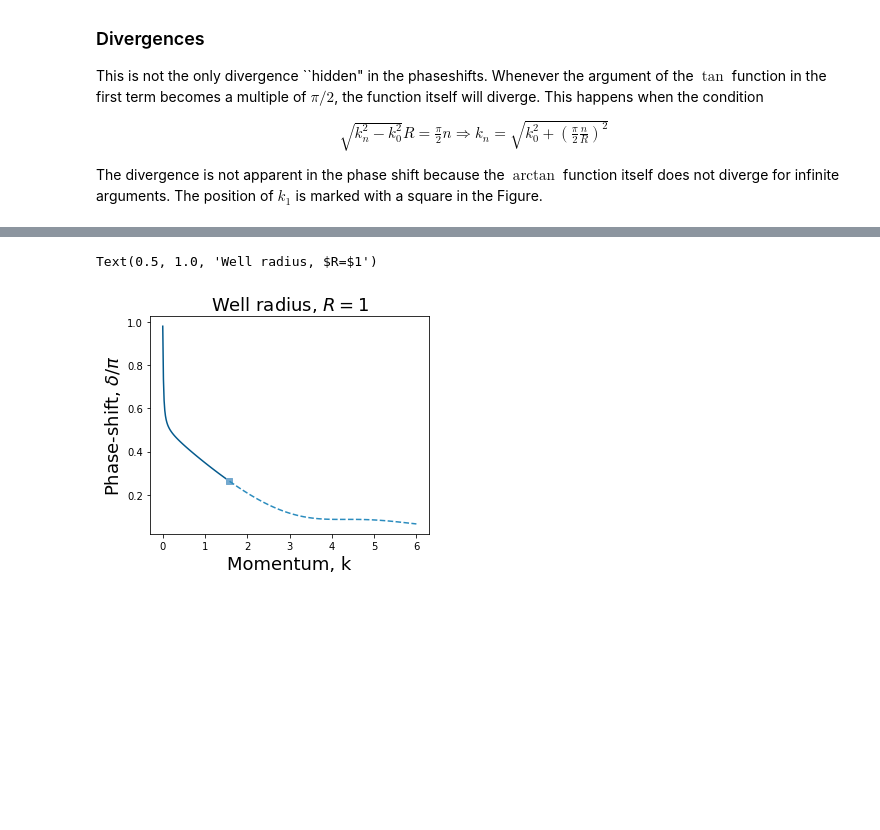
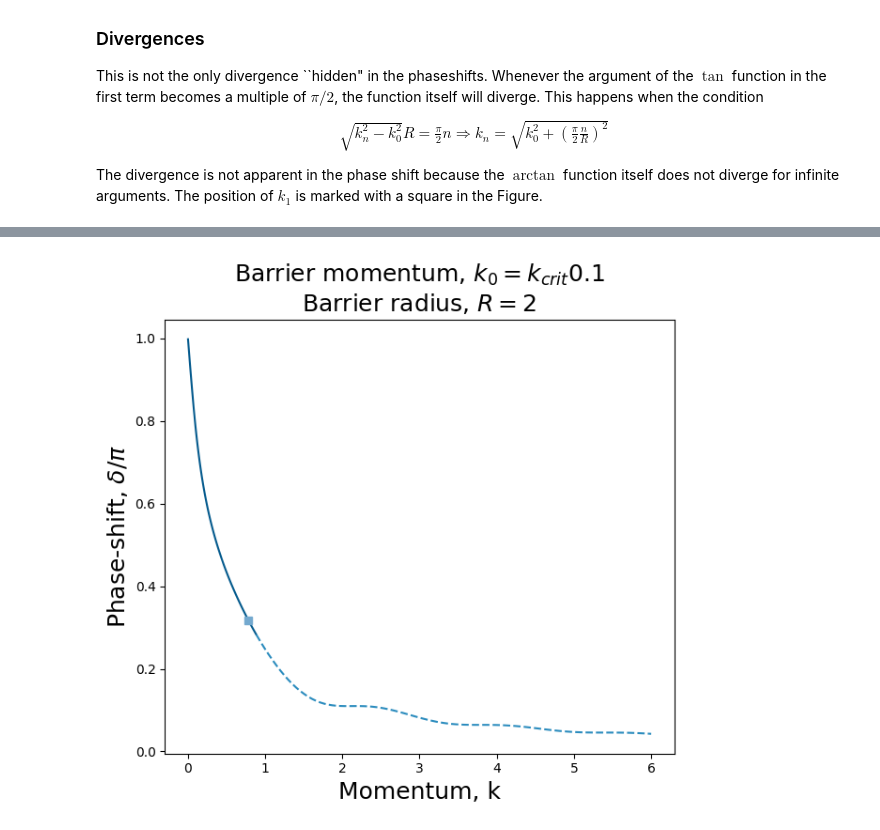
Before and after one commit to arnaurios/AdvancedQuantumMechanics, a Jupyter notebook: Scattering_spherical.ipynb, the cells around one changed output, grey strips where cells are left out. Drawn from its saved outputs; the diff is of its cells as text; code cells hidden in the pictures; blank space fills up the shorter version.

```diff
--- a/Scattering_spherical.ipynb
+++ b/Scattering_spherical.ipynb
@@ -255,10 +259,10 @@ pi=math.pi
 epsilon=0.001
 
 # THE RADIUS OF THE SCATTERING BARRIER
-R=1;
+R=2;
 
 # THE MOMENTUM OF THE SCATTERING BARRIER
-k0=2;
+k0=1;
 
 
 def phaseshift_barrier_above(k,k0,R) :
@@ -281,7 +285,7 @@ ps2=phaseshift_barrier_above(kk2,k0,R)
 # RESONANCE CONDITION
 kres1=np.sqrt( np.power(k0,2) + (pi/(2*R)))
 
-fig, (ax1) = plt.subplots(figsize=(5,4), ncols=1, nrows=1)
+fig, (ax1) = plt.subplots(figsize=(7,6), ncols=1, nrows=1)
 ax1.plot(kk1,ps1,color="#045a8d")
 ax1.plot(k0,phaseshift_barrier_below(k0-0.001,k0,R),'o',color="#74a9cf")
 
@@ -291,5 +295,5 @@ ax1.plot(kres1,phaseshift_barrier_above(kres1,k0,R),'s',color="#74a9cf")
 ax1.set_ylabel(r"Phase-shift, $\delta/\pi$",fontsize=18)
 ax1.set_xlabel(r"Momentum, $k$",fontsize=18)
 
-ax1.set_title(r"Barrier momentum, $k_0=$"+str(k0)+"\n" + "Barrier radius, $R=$"+str(R),fontsize=18)
+ax1.set_title(r"Barrier momentum, $k_0=$"+str(k0)+"\n" + "Barrier radius, $R=$"+str(R),fontsize=18);
 # %% [output]
@@ -379,41 +382,41 @@ which yields
 def phaseshift_well(k,k0,R) :
     kappa=np.sqrt(np.power(k0,2) + np.power(k,2) )
     ph0=( np.arctan2( k*np.tan(kappa*R),kappa ) - k*R )%pi
     ph=ph0/pi
     return ph
 
 # THE RADIUS OF THE SCATTERING BARRIER
-R=1;
-k0=1;
+R=2;
 kcrit=pi/2/R
-k0=kcrit+0.01;
-fig, axs = plt.subplots(figsize=(5,4), ncols=1, nrows=1, )
+dcrit=+0.1;
+k0=kcrit+dcrit;
+
+fig, axs = plt.subplots(figsize=(7,6), ncols=1, nrows=1, )
 
 # THE MOMENTUM OF THE SCATTERING BARRIER
 
 # COMPUTE PHASE-SHIFT BELOW THE BARRIER
 Nk_below=100
 kk1=np.linspace(epsilon,k0-epsilon,Nk_below)
 ps1=phaseshift_well(kk1,k0,R)
 
 # COMPUTE PHASE-SHIFT ABOVE THE BARRIER
 Nk_above=100
 kk2=np.linspace(k0+0.001,6,Nk_below)
 ps2=phaseshift_well(kk2,k0,R)
 
 
 plt.plot(kk1,ps1,color="#045a8d")
 plt.plot(kcrit,phaseshift_well(kcrit,k0,R),'s',color="#74a9cf")
 
 plt.plot(kk2,ps2,"--",color="#2b8cbe")
 
 plt.xlabel("Momentum, k",fontsize=18)
 plt.ylabel(r"Phase-shift, $\delta/\pi$",fontsize=18)
-#    plt.title(r"Well momentum, $k_0=$"+"{:.3f}".format(k0)+"\n" + "Well radius, $R=$"+str(R),fontsize=18)
-plt.title("Well radius, $R=$"+str(R),fontsize=18)
+#plt.title("Well radius, $R=$"+str(R),fontsize=18);
+plt.title(r"Barrier momentum, $k_0=k_{{crit}}$"+str(dcrit)+"\n" + "Barrier radius, $R=$"+str(R),fontsize=18);
 # %% [output]
-Text(0.5, 1.0, 'Well radius, $R=$1')
-[figure, old version]
+[figure, new version]
 # %% [markdown]
 Clearly, at low energies the phase shift is linear in $k$. We can find the constant of proportionality
 by looking at the phase shift at low momentum,
```
Also changed, not shown: parts of 5 cells of this notebook, 1 other file.
